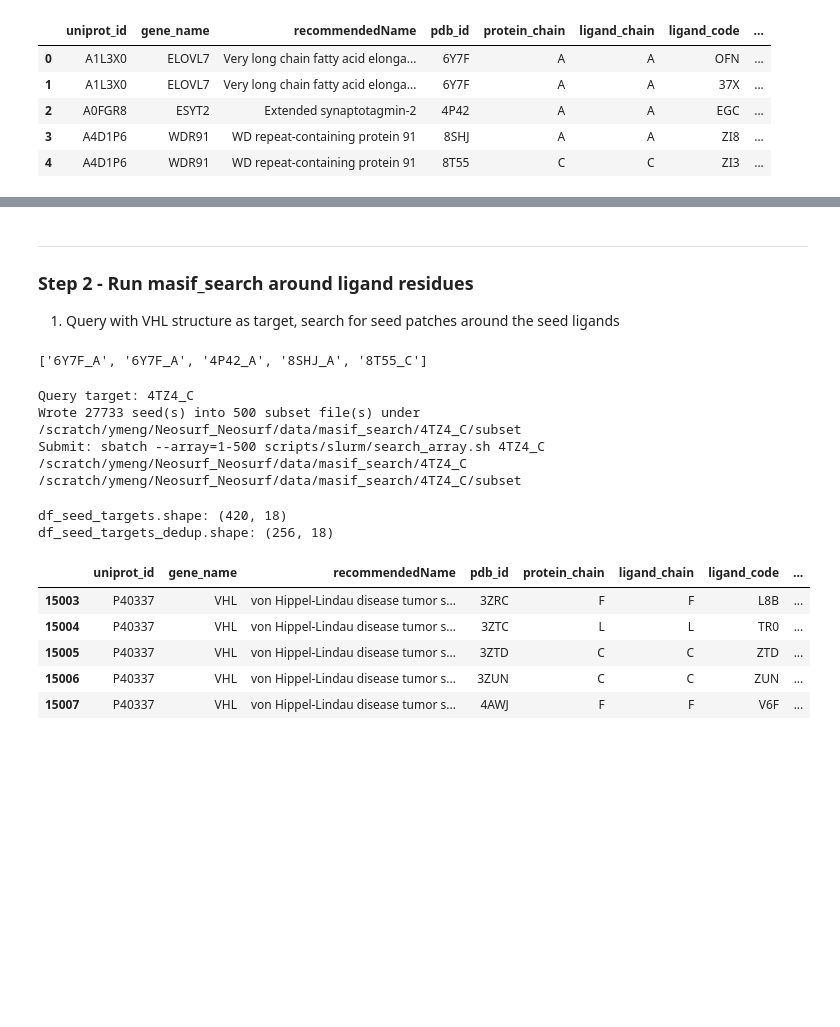
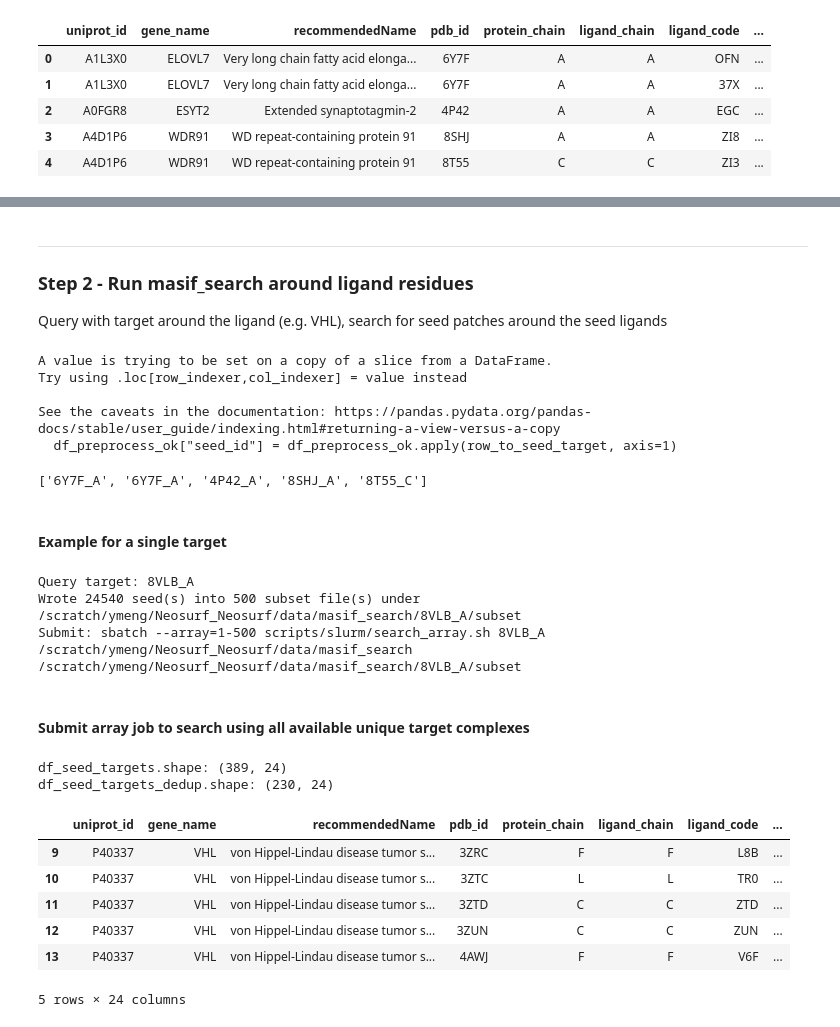
Before and after one commit to meng-yx/masif-neosurf-af2, a Jupyter notebook: notebooks/neosurf_neosurf.ipynb, the cells around one changed output, grey strips where cells are left out. Saved outputs shown, nothing was run; the diff lists cells and outputs as text; code cells hidden in the pictures; blank space fills up the shorter version.

Commit message:
[WIP] prepare_input bug fix - Merge structure using pdb ligand residue and include ligand code in seed_id

```diff
--- a/notebooks/neosurf_neosurf.ipynb
+++ b/notebooks/neosurf_neosurf.ipynb
@@ -24,8 +24,9 @@ sys.path.insert(0, python_scripts_dir)
 prepare_input_py = os.path.join(repo_root, 'scripts/python/prepare_input.py')
 
 # Settings:
-N_ARRAY_JOBS = 100
+N_ARRAY_JOBS = 500
 EVOEF2_BIN = os.path.join(repo_root, "EvoEF2/EvoEF2")
+N_SEED = 2000
 
 
 # ----- Directories ------
@@ -62,6 +63,11 @@ preprocess_dir = os.path.join(data_dir, 'preprocess')
 # Directory to write masif-search output
 masif_search_out_dir = os.path.join(data_dir, 'masif_search')
 os.makedirs(masif_search_out_dir, exist_ok=True)
+
+master_subset_dir = os.path.join(masif_search_out_dir, 'subset')
+os.makedirs(master_subset_dir, exist_ok=True)
+
+query_targets_list = os.path.join(masif_search_out_dir, 'query_targets.txt')
 # %% [markdown]
 ___
 ### Step 1 - preprocess all targets
@@ -70,6 +76,10 @@ ___
 # %%
 df_seed = pd.read_csv(seed_list_csv)
 
+# Use only the first N_SEED rows for testing
+if N_SEED is not None:
+    df_seed = df_seed.head(N_SEED)
+
 df_seed.head()
 # %% [output]
 |  | uniprot_id | gene_name | recommendedName | pdb_id | protein_chain | ligand_chain | ligand_code | ... |
@@ -227,7 +287,7 @@ df_preprocess_failed.head()
 # %% [markdown]
 ___
 ### Step 2 - Run masif_search around ligand residues
-1. Query with VHL structure as target, search for seed patches around the seed ligands
+Query with target around the ligand (e.g. VHL), search for seed patches around the seed ligands
 # %%
 # Get seed_ids from df_seed
 from prepare_input import chain_suffix
@@ -236,17 +296,25 @@ def row_to_seed_target(row):
     pdb_id = row.pdb_id
     protein_chain = row.protein_chain
     ligand_chain = row.ligand_chain
+    ligand_code = row.ligand_code
     chains = chain_suffix(protein_chain, ligand_chain)
-    target = f"{pdb_id}_{chains}"
+    target = f"{pdb_id}-{ligand_code}_{chains}"
     return target
 
-df_seed["seed_id"] = df_seed.apply(row_to_seed_target, axis=1)
-df_seed_seeds = df_seed[df_seed["split"] == "seed"]            # seed-ligand complexes
-df_seed_targets = df_seed[df_seed["split"] == "target"]        # known E3 ligase-ligand complexes
-seed_ids = df_seed_seeds["seed_id"].tolist()
+df_preprocess_ok["seed_id"] = df_preprocess_ok.apply(row_to_seed_target, axis=1)
+df_preprocessed_seeds = df_preprocess_ok[df_preprocess_ok["split"] == "seed"]            # seed-ligand complexes
+df_preprocessed_targets = df_preprocess_ok[df_preprocess_ok["split"] == "target"]        # known E3 ligase-ligand complexes
+seed_ids = df_preprocessed_seeds["seed_id"].tolist()
 seed_ids[0:5]
 # %% [output]
-['6Y7F_A', '6Y7F_A', '4P42_A', '8SHJ_A', '8T55_C']
+A value is trying to be set on a copy of a slice from a DataFrame.
+Try using .loc[row_indexer,col_indexer] = value instead
+
+See the caveats in the documentation: https://pandas.pydata.org/pandas-docs/stable/user_guide/indexing.html#returning-a-view-versus-a-copy
+  df_preprocess_ok["seed_id"] = df_preprocess_ok.apply(row_to_seed_target, axis=1)
+['6Y7F_A', '6Y7F_A', '4P42_A', '8SHJ_A', '8T55_C']
+# %% [markdown]
+#### Example for a single target
 # %%
 from pathlib import Path
 import subprocess
@@ -288,7 +356,7 @@ def submit_neosurf_search(
     print(f"Wrote {len(seed_ids)} seed(s) into {n_subsets_to_use} subset file(s) under {subset_dir}")
     submit_command = (
         f"sbatch --array=1-{n_subsets_to_use} scripts/slurm/search_array.sh "
-        f"{query_target} {os.path.abspath(query_out_dir)} {subset_dir_abs}"
+        f"{query_target} {os.path.abspath(masif_search_out_dir)} {subset_dir_abs}"
     )
     print(f"Submit: {submit_command}")
 
@@ -296,23 +364,27 @@ def submit_neosurf_search(
         subprocess.run(submit_command, shell=True)
 
 # Example usage:
-submit_neosurf_search(seed_ids, query_target="4TZ4_C", masif_search_out_dir=masif_search_out_dir, n_subsets=500, dry_run=True)
+submit_neosurf_search(seed_ids, query_target="8VLB_A", masif_search_out_dir=masif_search_out_dir, n_subsets=N_ARRAY_JOBS, dry_run=True)
 # %% [output]
-Query target: 4TZ4_C
-Wrote 27733 seed(s) into 500 subset file(s) under /scratch/ymeng/Neosurf_Neosurf/data/masif_search/4TZ4_C/subset
-Submit: sbatch --array=1-500 scripts/slurm/search_array.sh 4TZ4_C /scratch/ymeng/Neosurf_Neosurf/data/masif_search/4TZ4_C /scratch/ymeng/Neosurf_Neosurf/data/masif_search/4TZ4_C/subset
+Query target: 8VLB_A
+Wrote 24540 seed(s) into 500 subset file(s) under /scratch/ymeng/Neosurf_Neosurf/data/masif_search/8VLB_A/subset
+Submit: sbatch --array=1-500 scripts/slurm/search_array.sh 8VLB_A /scratch/ymeng/Neosurf_Neosurf/data/masif_search /scratch/ymeng/Neosurf_Neosurf/data/masif_search/8VLB_A/subset
+# %% [markdown]
+#### Submit array job to search using all available unique target complexes
 # %%
-print(f"df_seed_targets.shape: {df_seed_targets.shape}")
-df_seed_targets_dedup = df_seed_targets.drop_duplicates(subset=["uniprot_id", "ligand_code"])
-print(f"df_seed_targets_dedup.shape: {df_seed_targets_dedup.shape}")
-df_seed_targets_dedup.head()
+# Deduplicate target complexes to unique ligase-compound complexes
+print(f"df_seed_targets.shape: {df_preprocessed_targets.shape}")
+df_preprocessed_targets_dedup = df_preprocessed_targets.drop_duplicates(subset=["uniprot_id", "ligand_code"])
+print(f"df_seed_targets_dedup.shape: {df_preprocessed_targets_dedup.shape}")
+df_preprocessed_targets_dedup.head()
 # %% [output]
-df_seed_targets.shape: (420, 18)
-df_seed_targets_dedup.shape: (256, 18)
+df_seed_targets.shape: (389, 24)
+df_seed_targets_dedup.shape: (230, 24)
 |  | uniprot_id | gene_name | recommendedName | pdb_id | protein_chain | ligand_chain | ligand_code | ... |
-| 15003 | P40337 | VHL | von Hippel-Lindau disease tumor s... | 3ZRC | F | F | L8B | ... |
-| 15004 | P40337 | VHL | von Hippel-Lindau disease tumor s... | 3ZTC | L | L | TR0 | ... |
-| 15005 | P40337 | VHL | von Hippel-Lindau disease tumor s... | 3ZTD | C | C | ZTD | ... |
-| 15006 | P40337 | VHL | von Hippel-Lindau disease tumor s... | 3ZUN | C | C | ZUN | ... |
-| 15007 | P40337 | VHL | von Hippel-Lindau disease tumor s... | 4AWJ | F | F | V6F | ... |
+| 9 | P40337 | VHL | von Hippel-Lindau disease tumor s... | 3ZRC | F | F | L8B | ... |
+| 10 | P40337 | VHL | von Hippel-Lindau disease tumor s... | 3ZTC | L | L | TR0 | ... |
+| 11 | P40337 | VHL | von Hippel-Lindau disease tumor s... | 3ZTD | C | C | ZTD | ... |
+| 12 | P40337 | VHL | von Hippel-Lindau disease tumor s... | 3ZUN | C | C | ZUN | ... |
+| 13 | P40337 | VHL | von Hippel-Lindau disease tumor s... | 4AWJ | F | F | V6F | ... |
+5 rows × 24 columns
 # %%
```
Also changed, not shown: parts of 12 cells of this notebook, 1 other file.
